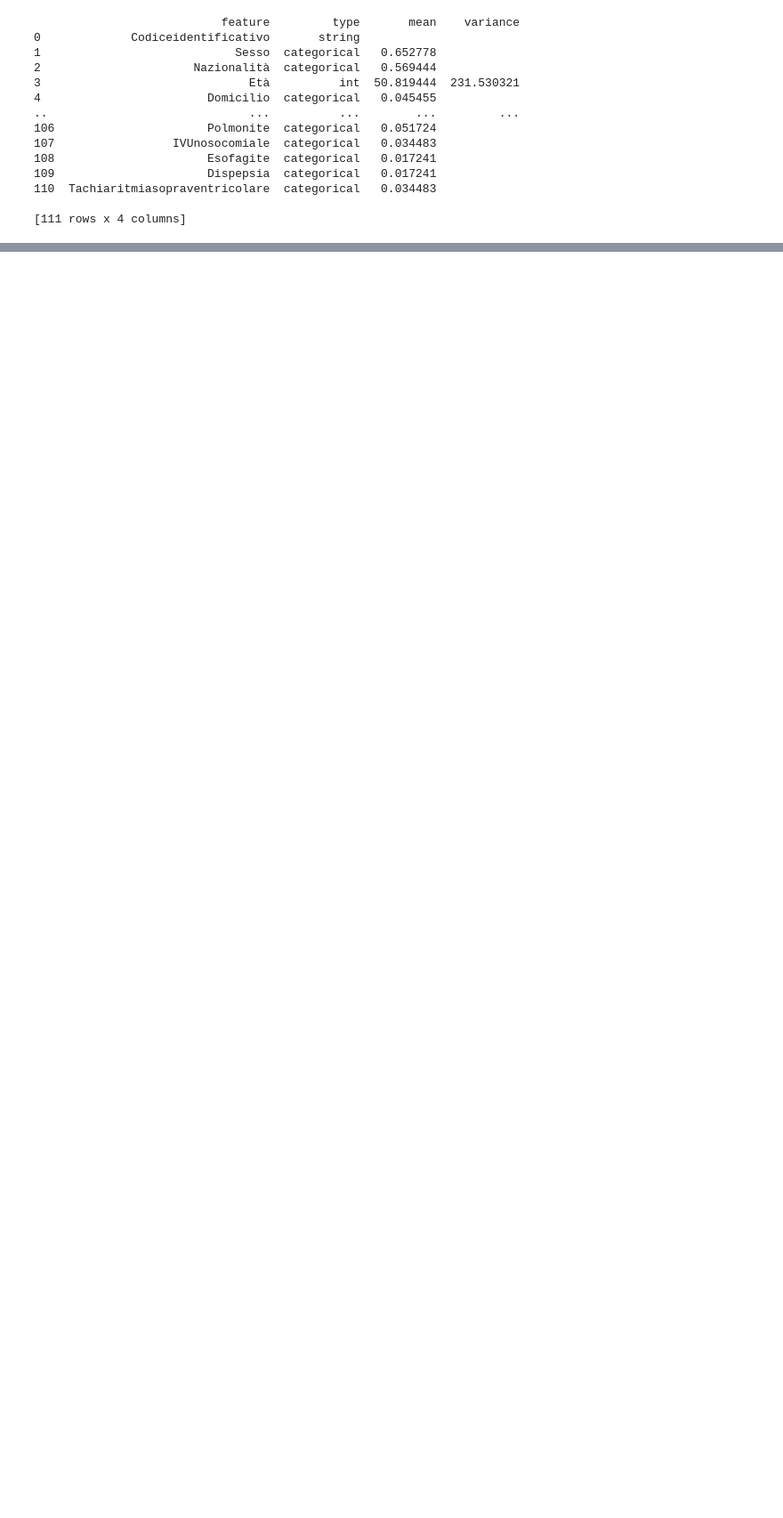
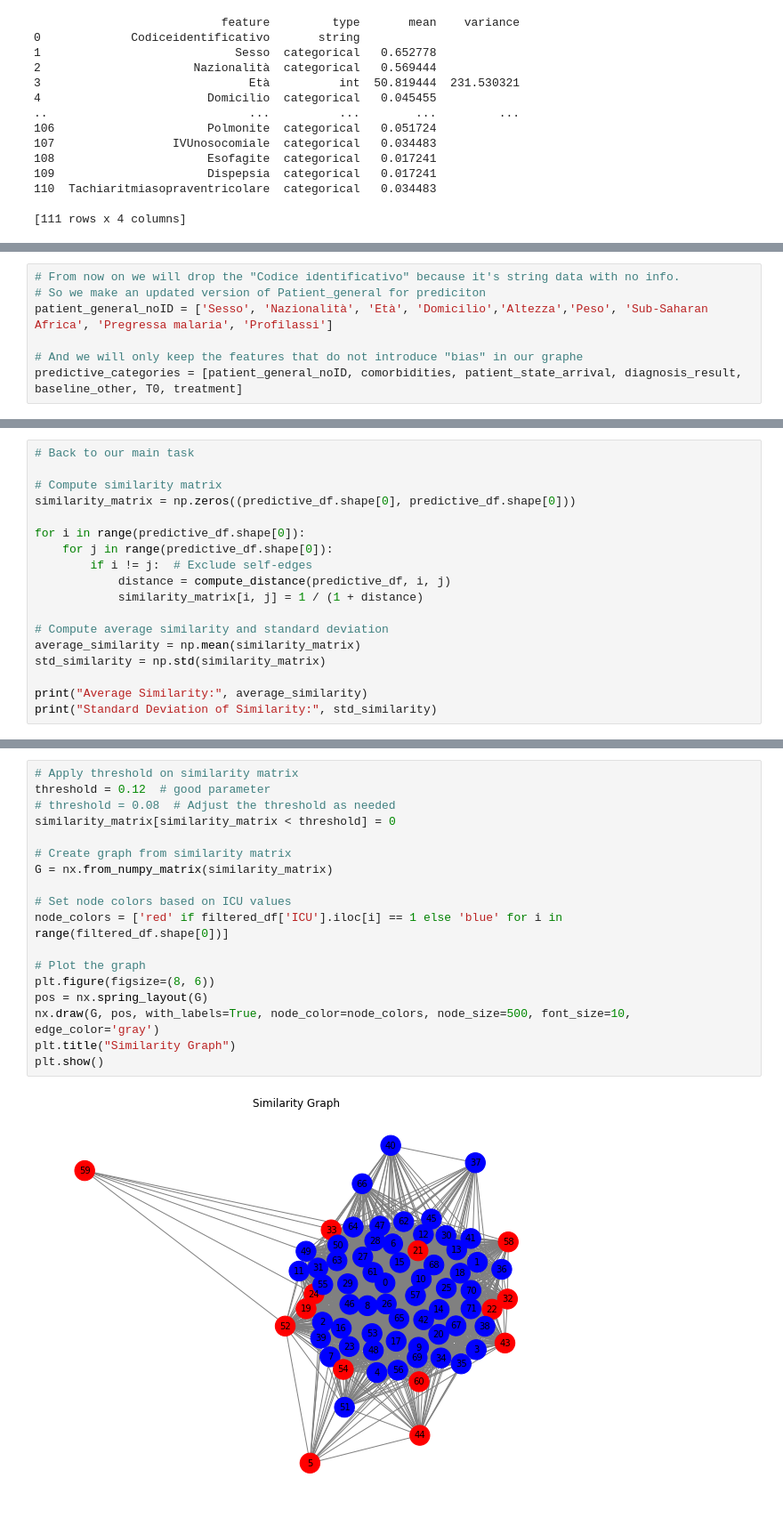
Before and after one commit to BalthazarMIGNARD/MalariaDataAnalysis, a Jupyter notebook: src/graph1.ipynb, the cells around one changed output, grey strips where cells are left out. Shown: that part at 89% size. Saved outputs shown, nothing was run; the diff lists cells and outputs as text; blank space fills up the shorter version.

```diff
--- a/src/graph1.ipynb
+++ b/src/graph1.ipynb
@@ -336,0 +440,7 @@ feature_info.head(5)
+# %%
+# From now on we will drop the "Codice identificativo" because it's string data with no info.
+# So we make an updated version of Patient_general for prediciton
+patient_general_noID = ['Sesso', 'Nazionalità', 'Età', 'Domicilio','Altezza','Peso', 'Sub-Saharan Africa', 'Pregressa malaria', 'Profilassi']
+
+# And we will only keep the features that do not introduce "bias" in our graphe
+predictive_categories = [patient_general_noID, comorbidities, patient_state_arrival, diagnosis_result, baseline_other, T0, treatment]
@@ -336,0 +556,18 @@ feature_info.head(5)
+# %%
+# Back to our main task
+
+# Compute similarity matrix
+similarity_matrix = np.zeros((predictive_df.shape[0], predictive_df.shape[0]))
+
+for i in range(predictive_df.shape[0]):
+    for j in range(predictive_df.shape[0]):
+        if i != j:  # Exclude self-edges
+            distance = compute_distance(predictive_df, i, j)
+            similarity_matrix[i, j] = 1 / (1 + distance)
+
+# Compute average similarity and standard deviation
+average_similarity = np.mean(similarity_matrix)
+std_similarity = np.std(similarity_matrix)
+
+print("Average Similarity:", average_similarity)
+print("Standard Deviation of Similarity:", std_similarity)
@@ -336,0 +577,20 @@ feature_info.head(5)
+# %%
+# Apply threshold on similarity matrix
+threshold = 0.12  # good parameter
+# threshold = 0.08  # Adjust the threshold as needed
+similarity_matrix[similarity_matrix < threshold] = 0
+
+# Create graph from similarity matrix
+G = nx.from_numpy_matrix(similarity_matrix)
+
+# Set node colors based on ICU values
+node_colors = ['red' if filtered_df['ICU'].iloc[i] == 1 else 'blue' for i in range(filtered_df.shape[0])]
+
+# Plot the graph
+plt.figure(figsize=(8, 6))
+pos = nx.spring_layout(G)
+nx.draw(G, pos, with_labels=True, node_color=node_colors, node_size=500, font_size=10, edge_color='gray')
+plt.title("Similarity Graph")
+plt.show()
+# %% [output]
+[figure, added]
```
Also changed, not shown: parts of 15 cells of this notebook, 6 other files.
